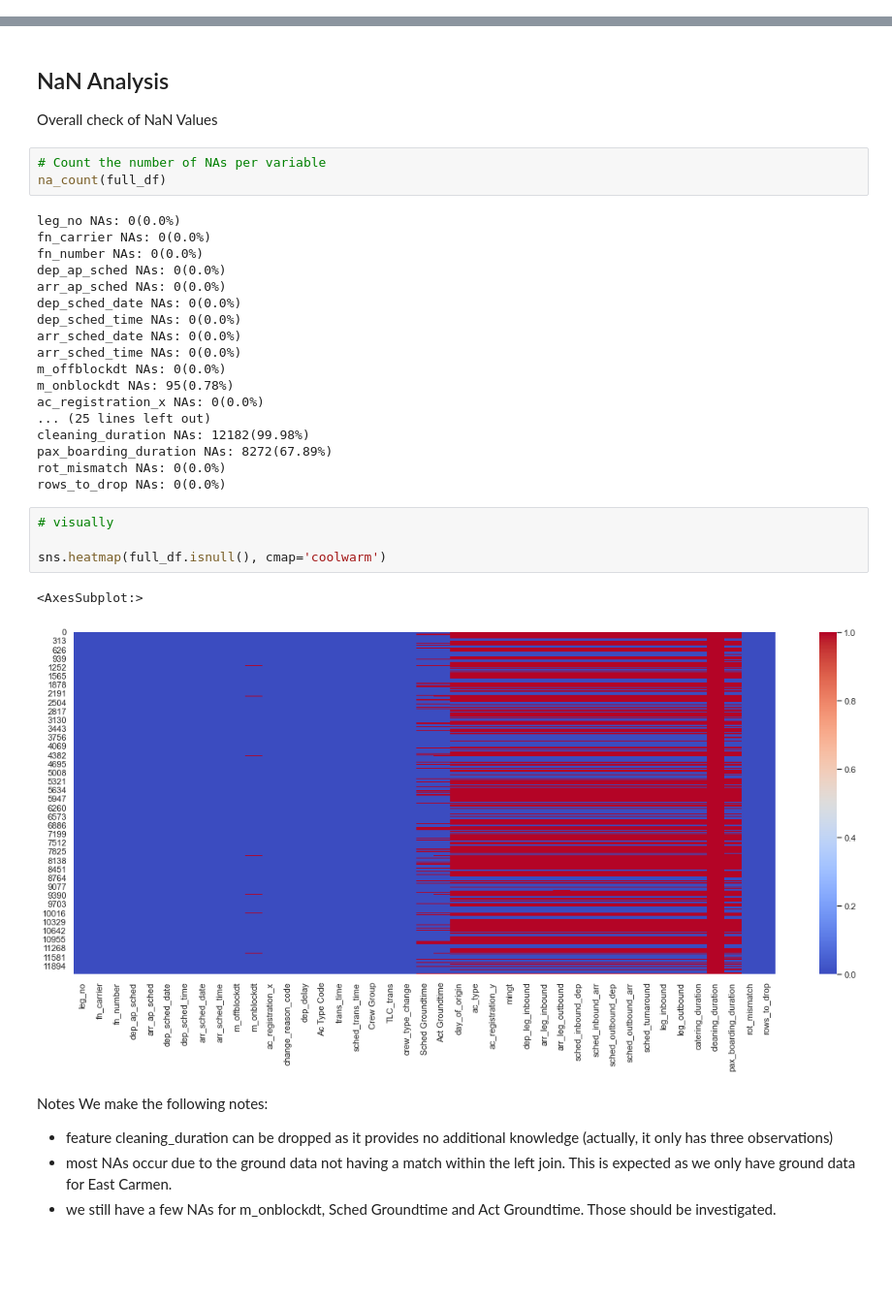
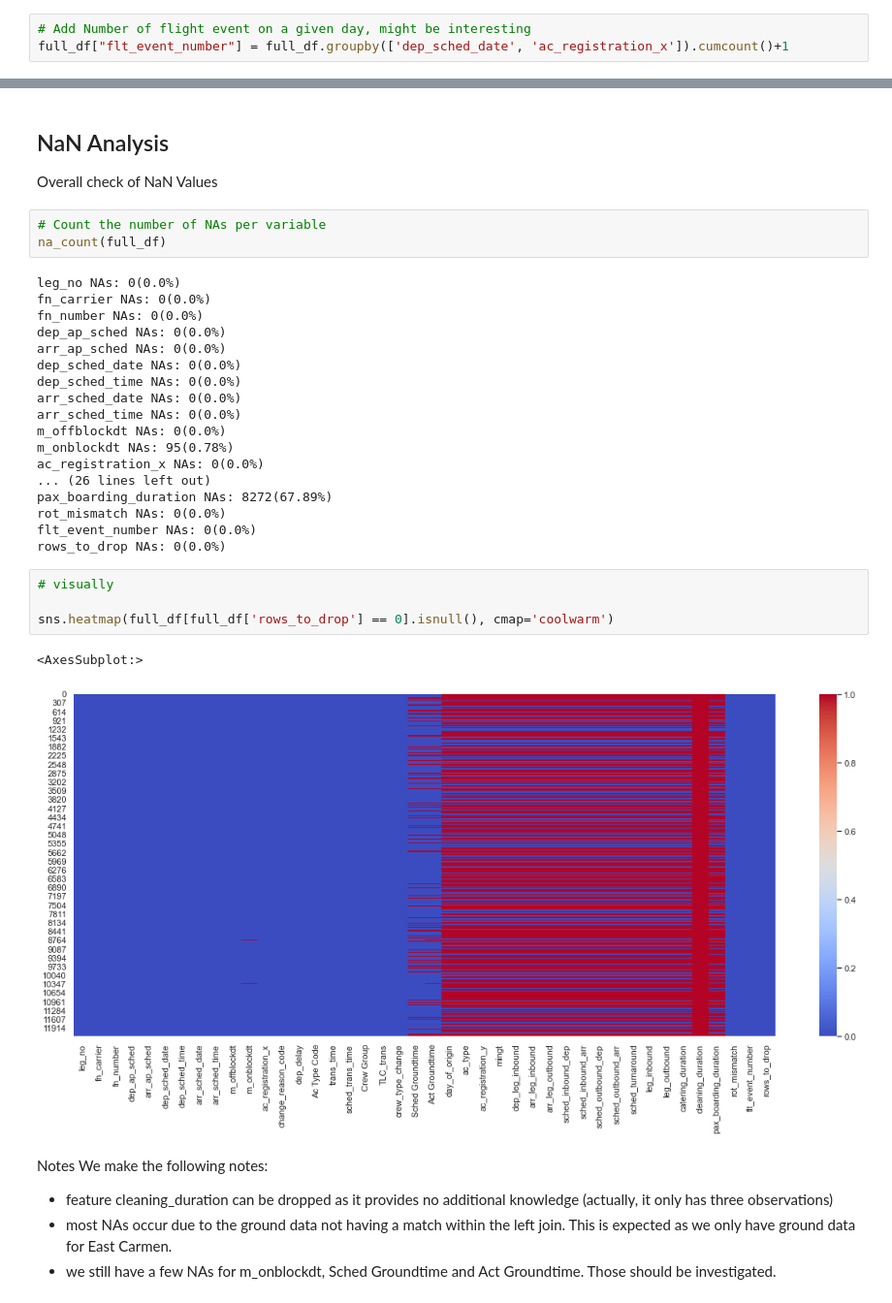
Before and after one commit to Paul1911/Delay-Prediction, a Jupyter notebook: notebooks/1raw_eda.ipynb, the cells around one changed output, grey strips where cells are left out. Shown: that part at 97% size. Drawn from its saved outputs; the diff is of its cells as text; blank space fills up the shorter version.

```diff
--- a/notebooks/1raw_eda.ipynb
+++ b/notebooks/1raw_eda.ipynb
@@ -261,6 +261,9 @@ rotation_mismatch_lines
 | 11445 | 272360102 | East Carmen Airlines | EC3117 | Lake Joelbury | East Carmen | 2019-06-27 | 2019-06-27 11:30:00 | ... |
 | 11446 | 272360102 | East Carmen Airlines | EC3117 | Lake Joelbury | East Carmen | 2019-06-27 | 2019-06-27 11:30:00 | ... |
 513 rows × 40 columns
+# %%
+# Add Number of flight event on a given day, might be interesting
+full_df["flt_event_number"] = full_df.groupby(['dep_sched_date', 'ac_registration_x']).cumcount()+1
 # %%
 # Visualizing outliers
 
@@ -361,18 +364,18 @@ arr_sched_time NAs: 0(0.0%)
 m_offblockdt NAs: 0(0.0%)
 m_onblockdt NAs: 95(0.78%)
 ac_registration_x NAs: 0(0.0%)
-... (25 lines left out)
-cleaning_duration NAs: 12182(99.98%)
+... (26 lines left out)
 pax_boarding_duration NAs: 8272(67.89%)
 rot_mismatch NAs: 0(0.0%)
+flt_event_number NAs: 0(0.0%)
 rows_to_drop NAs: 0(0.0%)
 # %%
 # visually
 
-sns.heatmap(full_df.isnull(), cmap='coolwarm')
+sns.heatmap(full_df[full_df['rows_to_drop'] == 0].isnull(), cmap='coolwarm')
 # %% [output]
 <AxesSubplot:>
-[figure, old version]
+[figure, new version]
 # %% [markdown]
 Notes
 We make the following notes:
```
Also changed, not shown: parts of 12 cells of this notebook.
